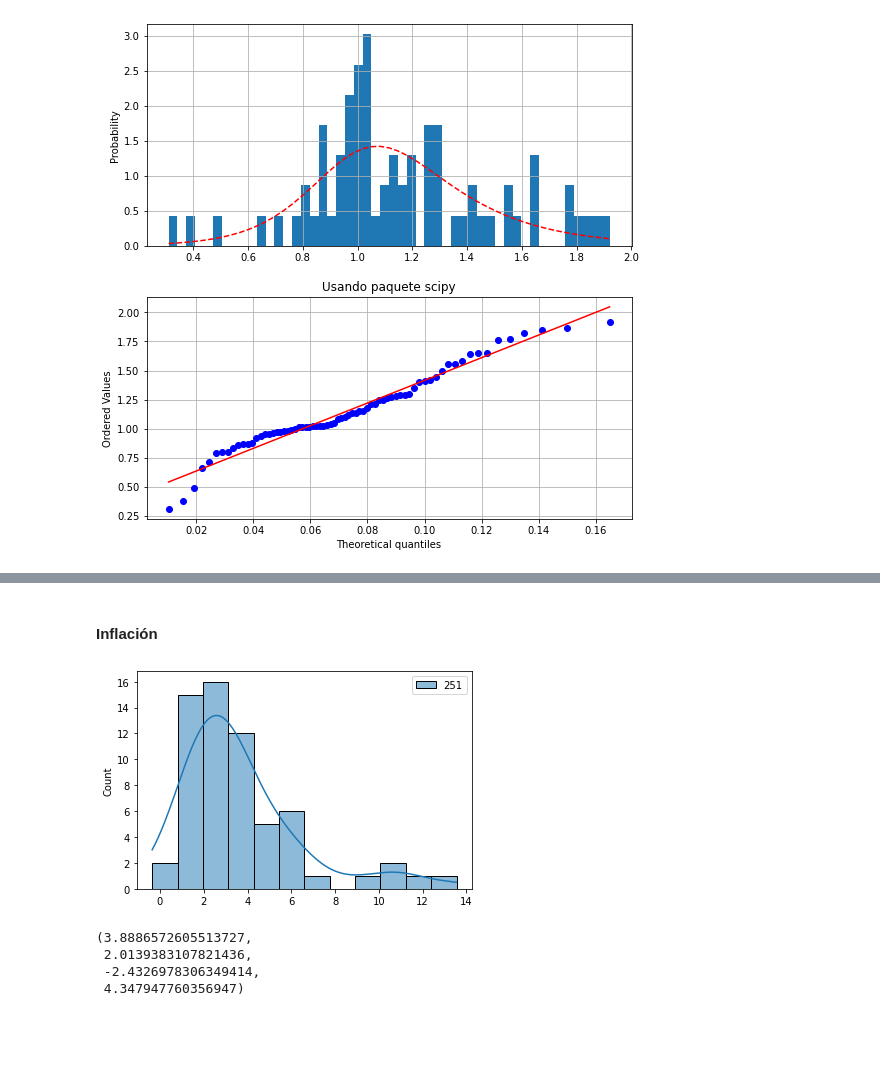
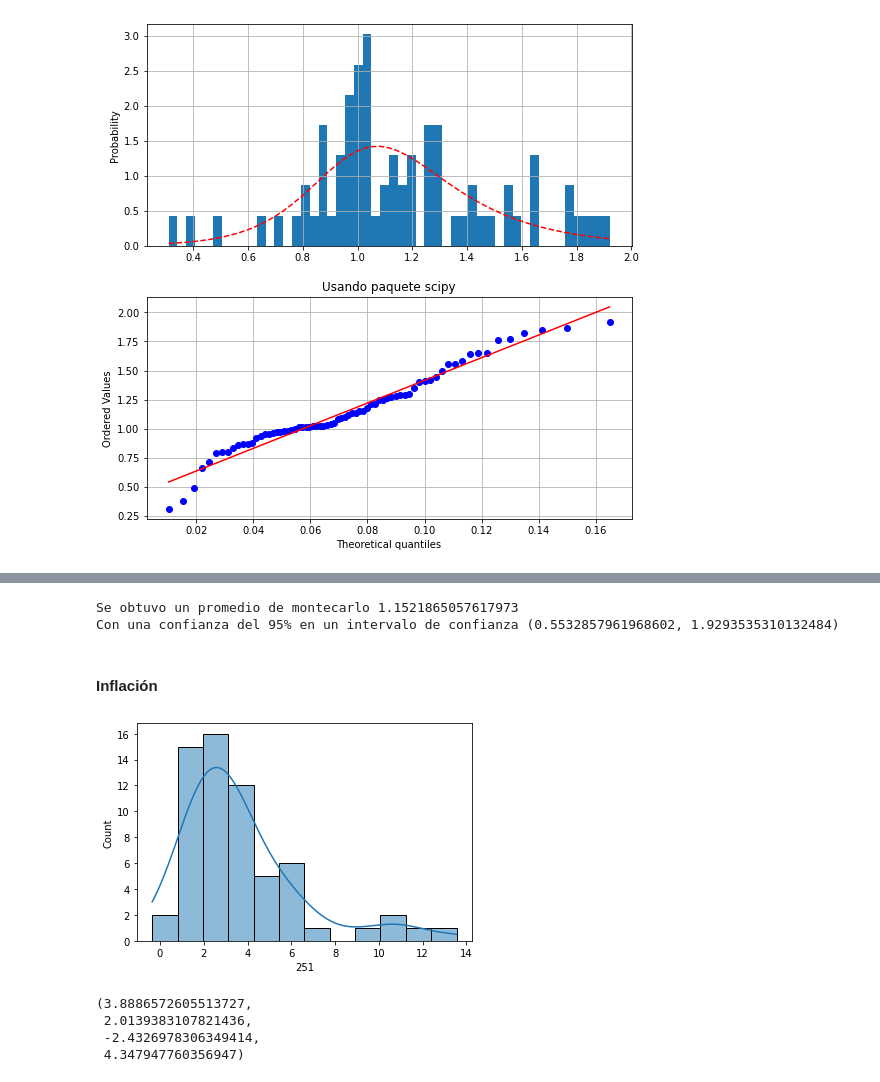
Before and after one commit to Zairo9/Proyecto, a Jupyter notebook: GuiaProyecto.ipynb, the cells around one changed output, grey strips where cells are left out. Drawn from its saved outputs; the diff is of its cells as text; code cells hidden in the pictures; blank space fills up the shorter version.

```diff
--- a/GuiaProyecto.ipynb
+++ b/GuiaProyecto.ipynb
@@ -574,9 +630,16 @@ plt.show()
+# %%
+print("Se obtuvo un promedio de montecarlo", x.mean())
+print("Con una confianza del 95% en un intervalo de confianza",st.burr12.interval(0.95, *p))
+# %% [output]
+Se obtuvo un promedio de montecarlo 1.1521865057617973
+Con una confianza del 95% en un intervalo de confianza (0.5532857961968602, 1.9293535310132484)
 # %% [markdown]
 #### Inflación
 # %%
+inf = inf[251]
 sns.histplot(inf,kde=True);
 # %% [output]
-[figure, old version]
+[figure, new version]
 # %%
 d,p = best_dist(inf)
 p
```
Also changed, not shown: parts of 23 cells of this notebook.
